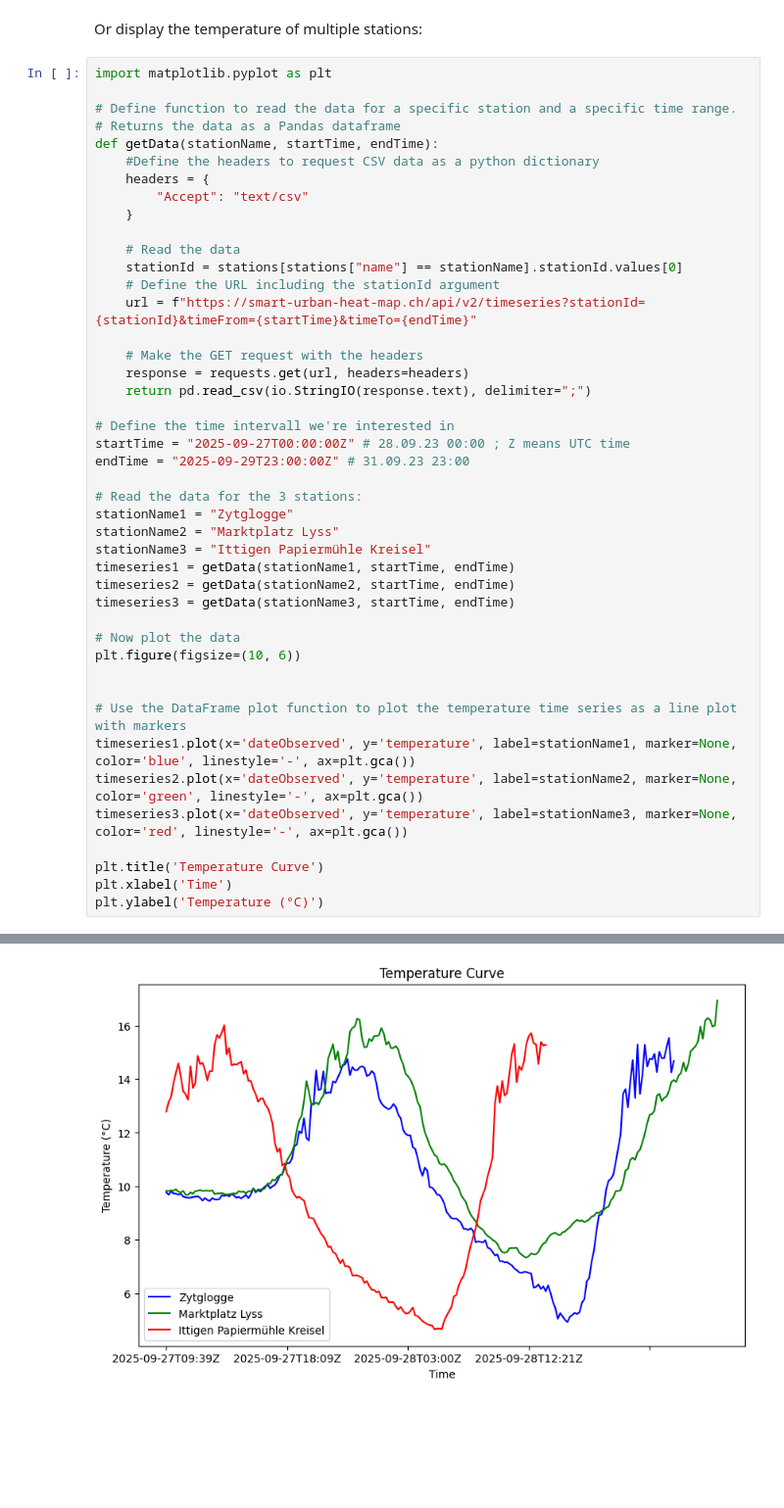
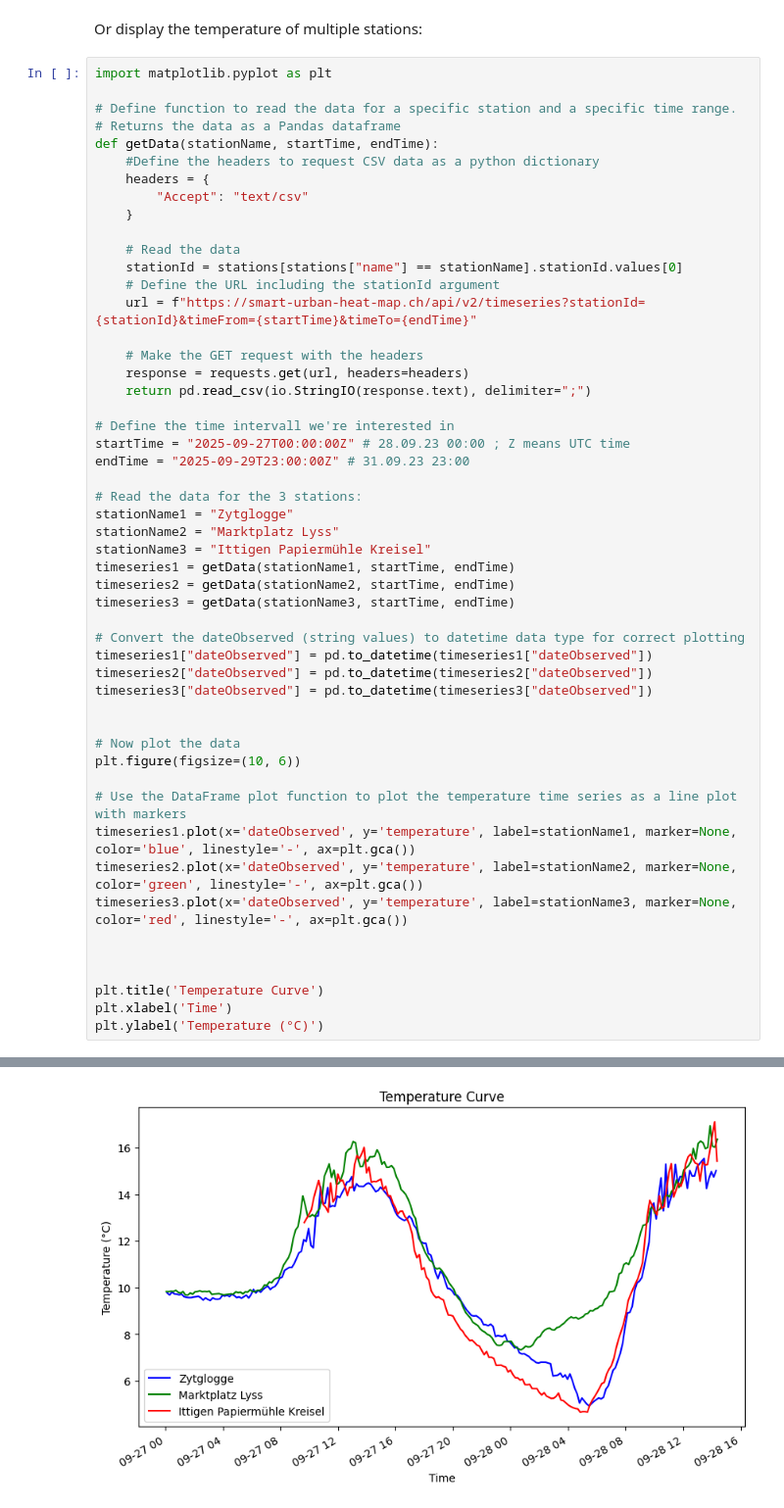
Before and after one commit to takohaller/smarturbanheatmap, a Jupyter notebook: python_examples.ipynb, the cells around one changed output, grey strips where cells are left out. Shown at 98% size. Saved outputs shown, nothing was run; the diff lists cells and outputs as text; blank space fills up the shorter version.

```diff
--- a/python_examples.ipynb
+++ b/python_examples.ipynb
@@ -354,32 +354,39 @@ def getData(stationName, startTime, endTime):
 
     # Make the GET request with the headers
     response = requests.get(url, headers=headers)
     return pd.read_csv(io.StringIO(response.text), delimiter=";")
 
 # Define the time intervall we're interested in
 startTime = "2025-09-27T00:00:00Z" # 28.09.23 00:00 ; Z means UTC time
 endTime = "2025-09-29T23:00:00Z" # 31.09.23 23:00
 
 # Read the data for the 3 stations:
 stationName1 = "Zytglogge"
 stationName2 = "Marktplatz Lyss"
 stationName3 = "Ittigen Papiermühle Kreisel"
 timeseries1 = getData(stationName1, startTime, endTime)
 timeseries2 = getData(stationName2, startTime, endTime)
 timeseries3 = getData(stationName3, startTime, endTime)
 
+# Convert the dateObserved (string values) to datetime data type for correct plotting
+timeseries1["dateObserved"] = pd.to_datetime(timeseries1["dateObserved"])
+timeseries2["dateObserved"] = pd.to_datetime(timeseries2["dateObserved"])
+timeseries3["dateObserved"] = pd.to_datetime(timeseries3["dateObserved"])
+
+
 # Now plot the data
 plt.figure(figsize=(10, 6))
-
 
 # Use the DataFrame plot function to plot the temperature time series as a line plot with markers
 timeseries1.plot(x='dateObserved', y='temperature', label=stationName1, marker=None, color='blue', linestyle='-', ax=plt.gca())
 timeseries2.plot(x='dateObserved', y='temperature', label=stationName2, marker=None, color='green', linestyle='-', ax=plt.gca())
 timeseries3.plot(x='dateObserved', y='temperature', label=stationName3, marker=None, color='red', linestyle='-', ax=plt.gca())
 
+
+
 plt.title('Temperature Curve')
 plt.xlabel('Time')
 plt.ylabel('Temperature (°C)')
 # %% [output]
 Text(0, 0.5, 'Temperature (°C)')
-[figure, old version]
+[figure, new version]
```
